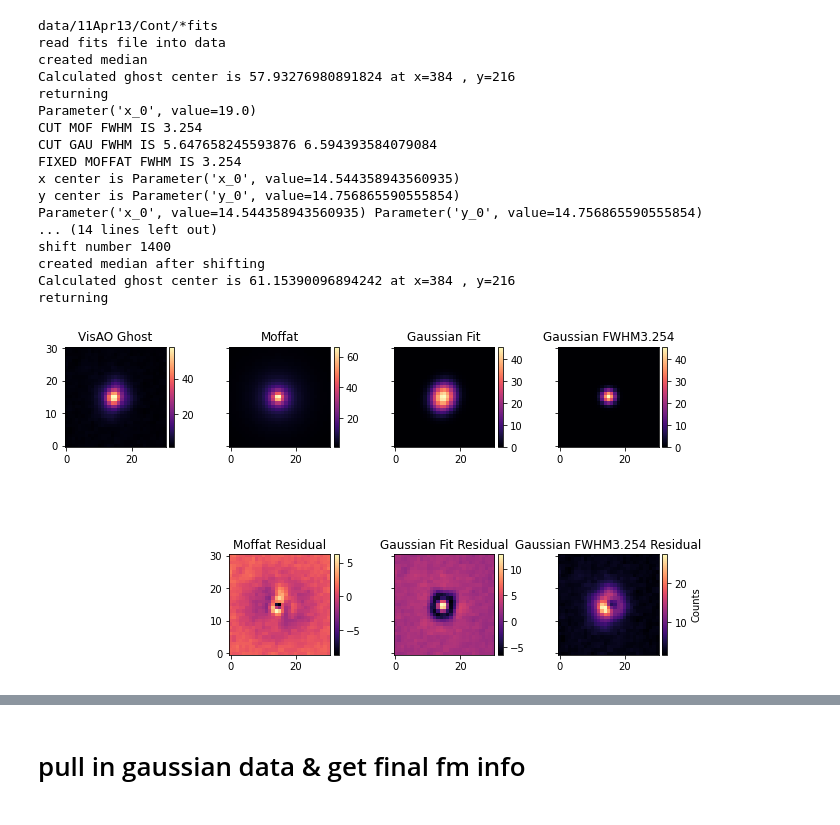
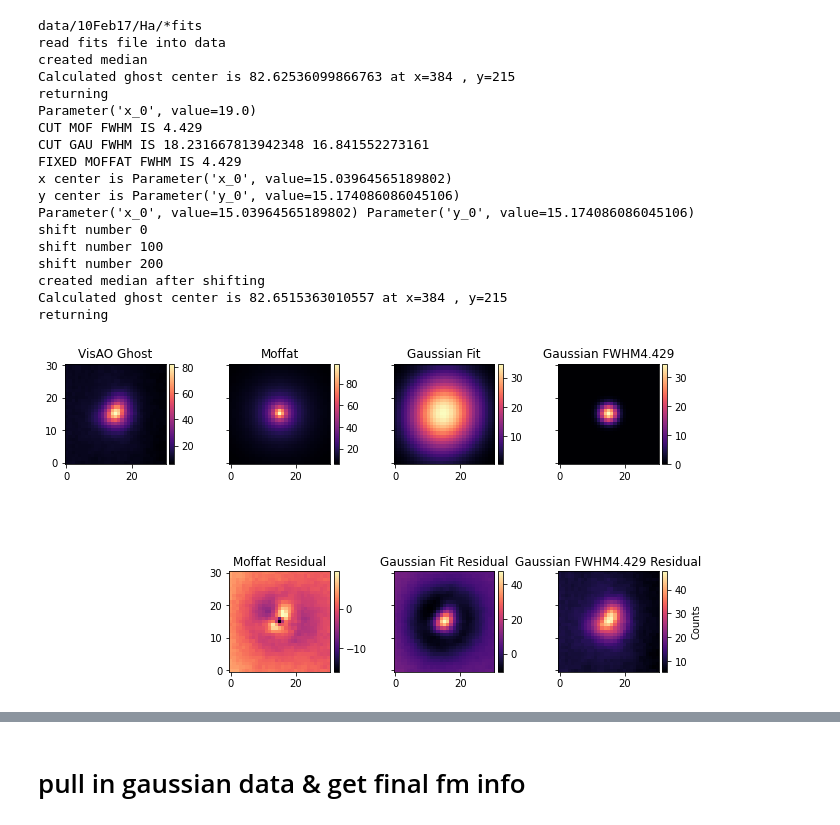
Before and after one commit to wbalmer/diskShapers, a Jupyter notebook: forwardModel/fm_evidence.ipynb, the cells around one changed output, grey strips where cells are left out. Saved outputs shown, nothing was run; the diff lists cells and outputs as text; code cells hidden in the pictures.

```diff
--- a/forwardModel/fm_evidence.ipynb
+++ b/forwardModel/fm_evidence.ipynb
@@ -45,14 +45,14 @@ pa_offset=-0.497
 pa_uncertainty=0.192
 # %%
 # loop inputs
-date = '11Apr13'  # str(input('enter date in format ##Month##: '))
-fwhm = 4.0  # float(input('enter dataset fwhm: '))
+date = '10Feb17'  # str(input('enter date in format ##Month##: '))
+fwhm = 5.5  # float(input('enter dataset fwhm: '))
 ann1 = 0  # int(input('enter IWA: '))
-ann2 = 20  # int(input('enter OWA: '))
-sep = 11  # int(input('enter sep: '))
-pa = 125  # int(input('enter pa: '))
+ann2 = 451  # int(input('enter OWA: '))
+sep = 7  # int(input('enter sep: '))
+pa = 78  # int(input('enter pa: '))
 
-prefixes = ['Cont']
+prefixes = ['Ha']
 # psfplans = [['doGhost', fwhm], ['doMoffat', fwhm],
 #             ['doGaussian', fwhm]]#, ['doGs', fwhm]]
 psfplans = [['doGaussian', fwhm]]
@@ -79,45 +79,46 @@ if multipleGs is not None:
         gaussfwhms = []
         for i in range(len(filepaths)):
             filepath = filepaths[i]
             outputdir = outputdirs[i]
             ghostdata, moffat, gaussfit, gaussfwhm, fwhm = ghost.ghostIsolation(filepath, 380, 220, 10, fwhm, 1, fwhm=fwhm)
             gaussfwhms.append(gaussfwhm)
 
         gaussfwhms_list.append(gaussfwhms)
 
 else:
     for i in range(len(filepaths)):
         filepath = filepaths[i]
         outputdir = outputdirs[i]
         ghostdata, moffat, gaussfit, gaussfwhm, fwhm, smof = ghost.ghostIsolation(filepath, 380, 220, 10, fwhm, 1, fwhm=fwhm)
         try:
             plt.savefig(outputdir+'/'+'FM-psfs.png', dpi=300)
         except FileNotFoundError:
             os.makedirs(outputdir+'/')
             plt.savefig(outputdir+'/'+'FM-psfs.png', dpi=300)
         ghosts.append(ghostdata)
         moffs.append(smof)#moffat)
         gaussfits.append(gaussfit)
         gaussfwhms.append(gaussfwhm)
 # %% [output]
-data/11Apr13/Cont/*fits
+data/10Feb17/Ha/*fits
 read fits file into data
 created median
-Calculated ghost center is 57.93276980891824 at x=384 , y=216
+Calculated ghost center is 82.62536099866763 at x=384 , y=215
 returning
 Parameter('x_0', value=19.0)
-CUT MOF FWHM IS 3.254
-CUT GAU FWHM IS 5.647658245593876 6.594393584079084
-FIXED MOFFAT FWHM IS 3.254
-x center is Parameter('x_0', value=14.544358943560935)
-y center is Parameter('y_0', value=14.756865590555854)
-Parameter('x_0', value=14.544358943560935) Parameter('y_0', value=14.756865590555854)
-... (14 lines left out)
-shift number 1400
+CUT MOF FWHM IS 4.429
+CUT GAU FWHM IS 18.231667813942348 16.841552273161
+FIXED MOFFAT FWHM IS 4.429
+x center is Parameter('x_0', value=15.03964565189802)
+y center is Parameter('y_0', value=15.174086086045106)
+Parameter('x_0', value=15.03964565189802) Parameter('y_0', value=15.174086086045106)
+shift number 0
+shift number 100
+shift number 200
 created median after shifting
-Calculated ghost center is 61.15390096894242 at x=384 , y=216
+Calculated ghost center is 82.6515363010557 at x=384 , y=215
 returning
-[figure, old version]
+[figure, new version]
 # %%
 if multipleGs is not None:
     psfplans = []
```
Also changed, not shown: parts of 1 cell of this notebook, 8 other files.
